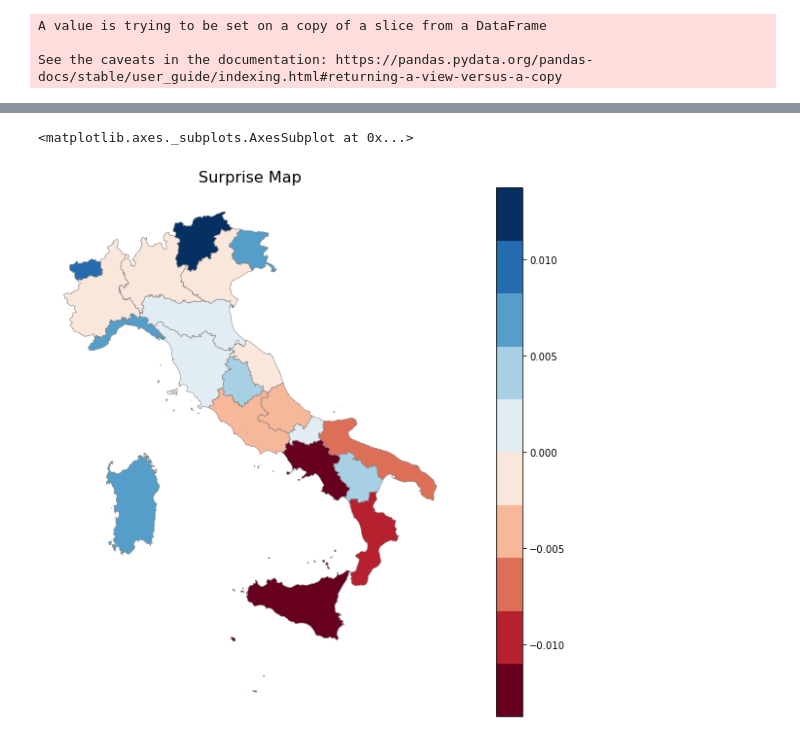
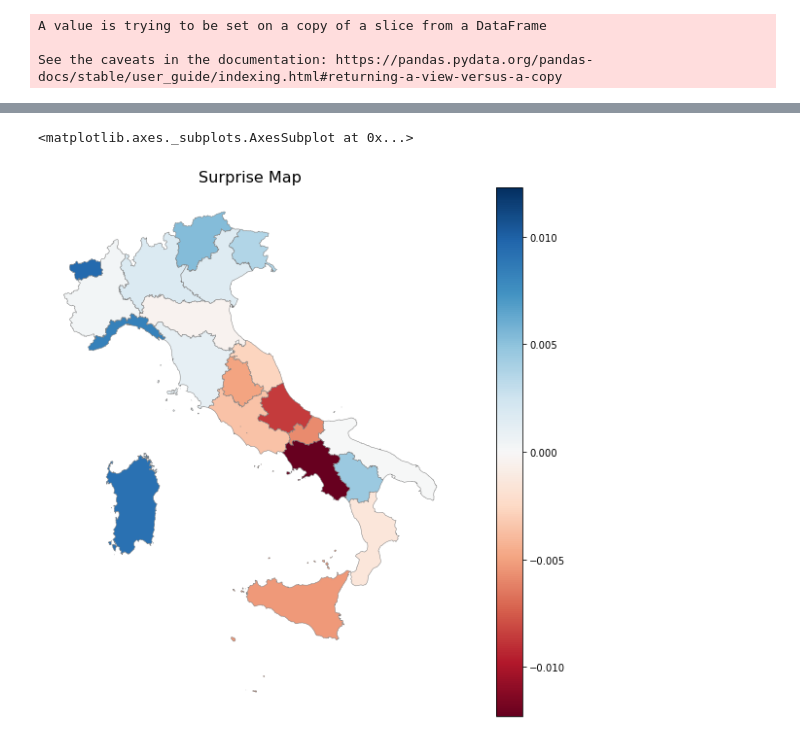
Before and after one commit to mett29/DataViz, a Jupyter notebook: surprise_maps/surprise_map_internet_usage.ipynb, the cells around one changed output, grey strips where cells are left out. Saved outputs shown, nothing was run; the diff lists cells and outputs as text; code cells hidden in the pictures.

Commit message:
Internet usage surprise update
3 final visualization of surprise map updated. Documentation added to overleaf.

```diff
--- a/surprise_maps/surprise_map_internet_usage.ipynb
+++ b/surprise_maps/surprise_map_internet_usage.ipynb
@@ -96,22 +79,22 @@ pM = 1
 
 for k, year in enumerate(df['TIME'].unique()):
     # Compute the average rate of the current year
-    avg_rate = np.mean(df.loc[(df['TIME'] == year) & (df['Data type'] == 'they use Internet')]['Value'])
+    avg_rate = np.mean(df.loc[(df['TIME'] == year) & (df['Data type'] == category_1)]['Value'])
     # Compute the sum of the rates of the current year
-    sum_rate = np.sum(df.loc[(df['TIME'] == year) & (df['Data type'] == 'they use Internet')]['Value'])
+    sum_rate = np.sum(df.loc[(df['TIME'] == year) & (df['Data type'] == category_1)]['Value'])
 
-    # Get the list of regions ordered by GDP of the current year
-    current_gdp = gdp.loc[gdp['TIME'] == year].sort_values(by=['Value'], ascending=False)
+    # Get the list of regions ordered by age of the current year
+    current_age = age.loc[age['TIME'] == year].sort_values(by=['Value'], ascending=False)
 
     for j, region in enumerate(df['Territory'].unique()):
         # Estimate P(D|M) as 1 - |O - E|
-        O = (df.loc[(df['TIME'] == year) & (df['Territory'] == region) & (df['Data type'] == 'they use Internet')]['Value'] / sum_rate).item()
-        # Get the region with the highest GDP in the current year
-        highest_gdp = gdp.loc[gdp['TIME'] == year].max()['Territory']
-        # Get the index of the current region in the ordered GDP list
-        index = list(current_gdp['Territory']).index(region)
+        O = (df.loc[(df['TIME'] == 2019) & (df['Territory'] == region) & (df['Data type'] == category_1)]['Value'] / sum_rate).item()
+        # Get the region with the highest age in the current year
+        highest_age = age.loc[age['TIME'] == year].max()['Territory']
+        # Get the index of the current region in the ordered age list
+        index = list(current_age['Territory']).index(region)
         # Get the current data observed and sort them
-        obs_data = df.loc[(df['TIME'] == year) & (df['Data type'] == 'they use Internet')]
+        obs_data = df.loc[(df['TIME'] == year) & (df['Data type'] == category_1)]
         obs_data.sort_values(by=['Value'], ascending=False, inplace=True)
         # Get the expected value
         E = (obs_data.iloc[index]['Value'] / sum_rate).item()
@@ -254,27 +233,24 @@ for index, region in enumerate(df['Territory'].unique()):
 # %%
-# Since we have only one model...
 pM = 1
-
-# FOR NOW LET'S FOCUS ONLY ON THE 'OBTAINING INFORMATION' INTERACTION
 
 for k, year in enumerate(df['TIME'].unique()):
     # Compute the average rate of the current year
-    avg_rate = np.mean(df.loc[(df['TIME'] == year) & (df['Data type'] == 'they use Internet')]['Value'])
+    avg_rate = np.mean(df.loc[(df['TIME'] == year) & (df['Data type'] == category_1)]['Value'])
     # Compute the sum of the rates of the current year
-    sum_rate = np.sum(df.loc[(df['TIME'] == year) & (df['Data type'] == 'they use Internet')]['Value'])
+    sum_rate = np.sum(df.loc[(df['TIME'] == year) & (df['Data type'] == category_1)]['Value'])
 
-    # Get the list of regions ordered by GDP of the current year
-    current_gdp = gdp.sort_values(by=['Value'], ascending=False)
+    # Get the list of regions ordered by graduates of the current year
+    current_graduates = graduates.sort_values(by=['Value'], ascending=False)
 
     for j, region in enumerate(df['Territory'].unique()):
         # Estimate P(D|M) as 1 - |O - E|
-        O = (df.loc[(df['TIME'] == year) & (df['Territory'] == region) & (df['Data type'] == 'they use Internet')]['Value'] / sum_rate).item()
-        # Get the region with the highest GDP in the current year
-        highest_gdp = gdp.max()['Territory']
-        # Get the index of the current region in the ordered GDP list
-        index = list(current_gdp['Territory']).index(region)
+        O = (df.loc[(df['TIME'] == year) & (df['Territory'] == region) & (df['Data type'] == category_1)]['Value'] / sum_rate).item()
+        # Get the region with the highest graduates in the current year
+        highest_graduates = graduates.max()['Territory']
+        # Get the index of the current region in the ordered graduates list
+        index = list(current_graduates['Territory']).index(region)
         # Get the current data observed and sort them
-        obs_data = df.loc[(df['TIME'] == year) & (df['Data type'] == 'they use Internet')]
+        obs_data = df.loc[(df['TIME'] == year) & (df['Data type'] == category_1)]
         obs_data.sort_values(by=['Value'], ascending=False, inplace=True)
         # Get the expected value
         E = (obs_data.iloc[index]['Value'] / sum_rate).item()
@@ -332,16 +297,16 @@ surprise_df.head(20)
 # %%
 map_reg = gpd.read_file(os.path.join('..', 'assets', 'maps', 'Reg01012019_g', 'Reg01012019_g_WGS84.shp'))
 map_reg['DEN_REG'] = map_reg['DEN_REG'].replace({'Friuli Venezia Giulia': 'Friuli-Venezia Giulia', 'Trentino-Alto Adige': 'Trentino Alto Adige / Südtirol', "Valle d'Aosta": "Valle d'Aosta / Vallée d'Aoste"})
 # Merge the map with the pandas df
 merged = pd.merge(map_reg, surprise_df, left_on='DEN_REG', right_on='Territory', how='left')
 
 YEAR = '2018'
 fig, ax = plt.subplots(1, figsize=(15, 10))
 ax.axis('off')
 ax.set_title('Surprise Map', fontsize=16)
-cmap = plt.get_cmap('RdBu', 10)
+cmap = plt.get_cmap('RdBu')
 max_abs_value = max(np.abs(min(merged[YEAR])), np.abs(max(merged[YEAR])))
 merged.plot(column=YEAR, vmin = -max_abs_value, vmax = max_abs_value, cmap=cmap, linewidth=0.5, ax=ax, edgecolor='0.5', legend=True)
 # %% [output]
 <matplotlib.axes._subplots.AxesSubplot at 0x...>
-[figure, old version]
+[figure, new version]
```
Also changed, not shown: parts of 21 cells of this notebook, 3 other files.
